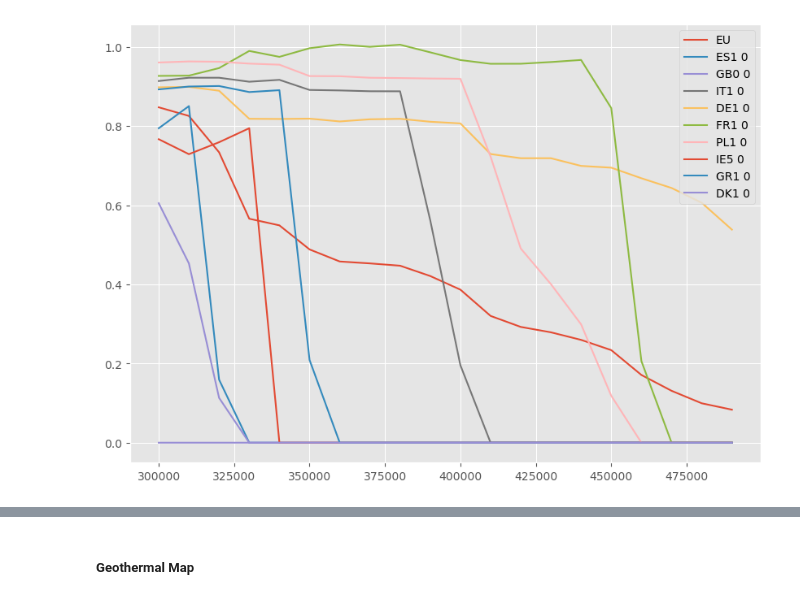
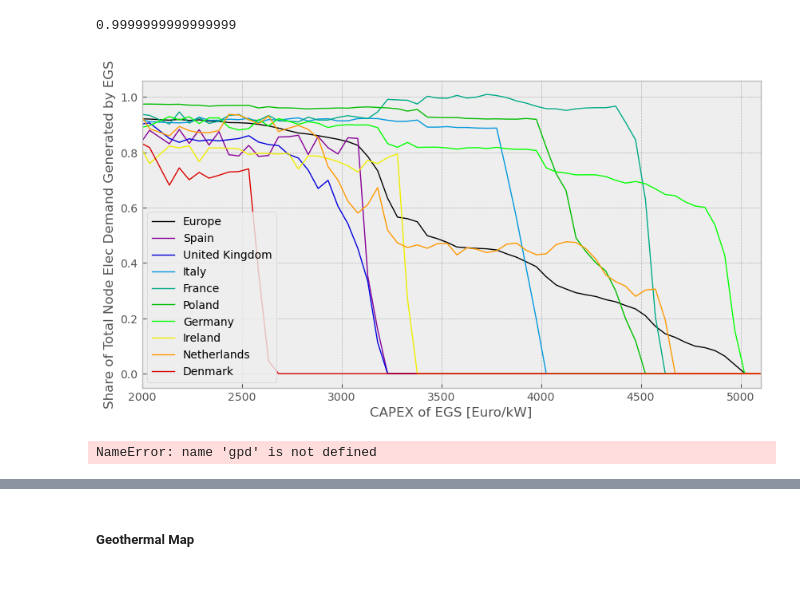
Before and after one commit to PyPSA/pypsa-eur-sec, a Jupyter notebook: results/plot_battery.ipynb, the cells around one changed output, grey strips where cells are left out. Drawn from its saved outputs; the diff is of its cells as text; code cells hidden in the pictures.

Commit message:
prepared from sweep over egs for dh costs

```diff
--- a/results/plot_battery.ipynb
+++ b/results/plot_battery.ipynb
@@ -62,0 +71,15 @@ INFO:pypsa.io:Imported network elec_s_37_lcopt__Co2L0-180H-T-H-B-I-A-solar+p3-di
+# %%
+from vresutils.costdata import annuity
+
+an = annuity(30, 0.07)
+
+def capex_to_cc(capex, lt, dr):
+    """ad-hoc equation"""
+    return annuity(lt, dr) * capex + 0.02*capex
+
+def cc_to_capex(cc, lt, dr):
+    return cc / (0.02 + annuity(lt, dr))
+
+capex_to_cc(cc_to_capex(1, 30, 0.07), 30, 0.07)
+# %% [output]
+0.9999999999999999
@@ -63,13 +92,14 @@ INFO:pypsa.io:Imported network elec_s_37_lcopt__Co2L0-180H-T-H-B-I-A-solar+p3-di
 # %%
 import pandas as pd
+import numpy as np
 
-
+capex = pd.Series(cc_to_capex(np.array(capital_cost_steps), 30, 0.07))
 country_shares = pd.DataFrame(index=energies[0].groupby(level=0).sum().index.tolist() + ["EU"])
 
-for costs, df in zip(costs_2_evaluate, energies):
+for costs, df in zip(capital_cost_steps, energies):
 
     idx = pd.IndexSlice
-    gt = df.loc[idx[:,"geothermal heat"]]
+    gt = df.loc[idx[:, "geothermal heat"]]
 
     totals = df.groupby(level=0).sum()
     totals = pd.concat((totals, pd.Series({"EU": totals.sum()})))
@@ -87,23 +117,62 @@ for costs, df in zip(costs_2_evaluate, energies):
 
 country_shares.to_csv("country_shares.csv")
 totals.to_csv("total_energies.csv")
+capex.to_csv("capex.csv")
 # %%
+import pycountry
 import matplotlib.pyplot as plt
-plt.style.use("ggplot")
+plt.style.use("bmh")
+
+country_mapper = {country.alpha_2: country.name for country in pycountry.countries}
+country_mapper["EU"] = "Europe"
 
 n_show = 10
 
 show_countries = totals.sort_values(ascending=False).iloc[:n_show].index
 
-fig, ax = plt.subplots(1, 1, figsize=(10, 7))
+fig, ax = plt.subplots(1, 1, figsize=(10, 5))
 
-x = country_shares.columns.values.astype(float)
+# viridis, plasma, inferno, magma, cividis, cool, winter, copper, gist_earth, turbo
+
+colormap = plt.cm.nipy_spectral #I suggest to use nipy_spectral, Set1,Paired
+ax.set_prop_cycle("color", [colormap(i) for i in np.linspace(0, 1, n_show+1)])
+
+
+# x = country_shares.columns.values.astype(float)
+x = capex.values * 1e-3
 
 for country in country_shares.loc[show_countries].index:
-    ax.plot(x, country_shares.loc[country].values, label=country)
 
+    if country == "EU":
+        linewidth = 2.
+    else:
+        linewidth = 1.
+
+    ax.plot(x,
+            country_shares.loc[country].values,
+            label=country_mapper[country[:2]],
+            linewidth=linewidth,
+            )
+
+ax.set_xlabel("CAPEX of EGS [Euro/kW]")
+ax.set_ylabel("Share of Total Node Elec Demand Generated by EGS")
 ax.legend()
 
+ax.set_xlim(2e3, 5.1e3)
+
+ax.set_title("")
+
 plt.show()
 # %% [output]
-[figure, old version]
+[figure, new version]
+# %%
+ov = pd.read_csv(Path.cwd() / ".." / "resources" / "egs_test" / "egs_overlap_matrix_s_37.csv", index_col=0)
+pot_2015 = pd.read_csv(Path.cwd() / ".." / "resources" / "egs_potentials_by_year" / "egs_potentials_s_37_2015.csv")
+
+gdf = gpd.GeoDataFrame(pot_2015.drop(columns=["geometry", "dh_share.1"]), geometry=gpd.GeoSeries.from_wkt(pot_2015.geometry))
+gdf.index = pot_2015.geometry
+
+
+gdf.head()
+# %% [output]
+NameError: name 'gpd' is not defined
```
Also changed, not shown: parts of 10 cells of this notebook, 3 other files.
